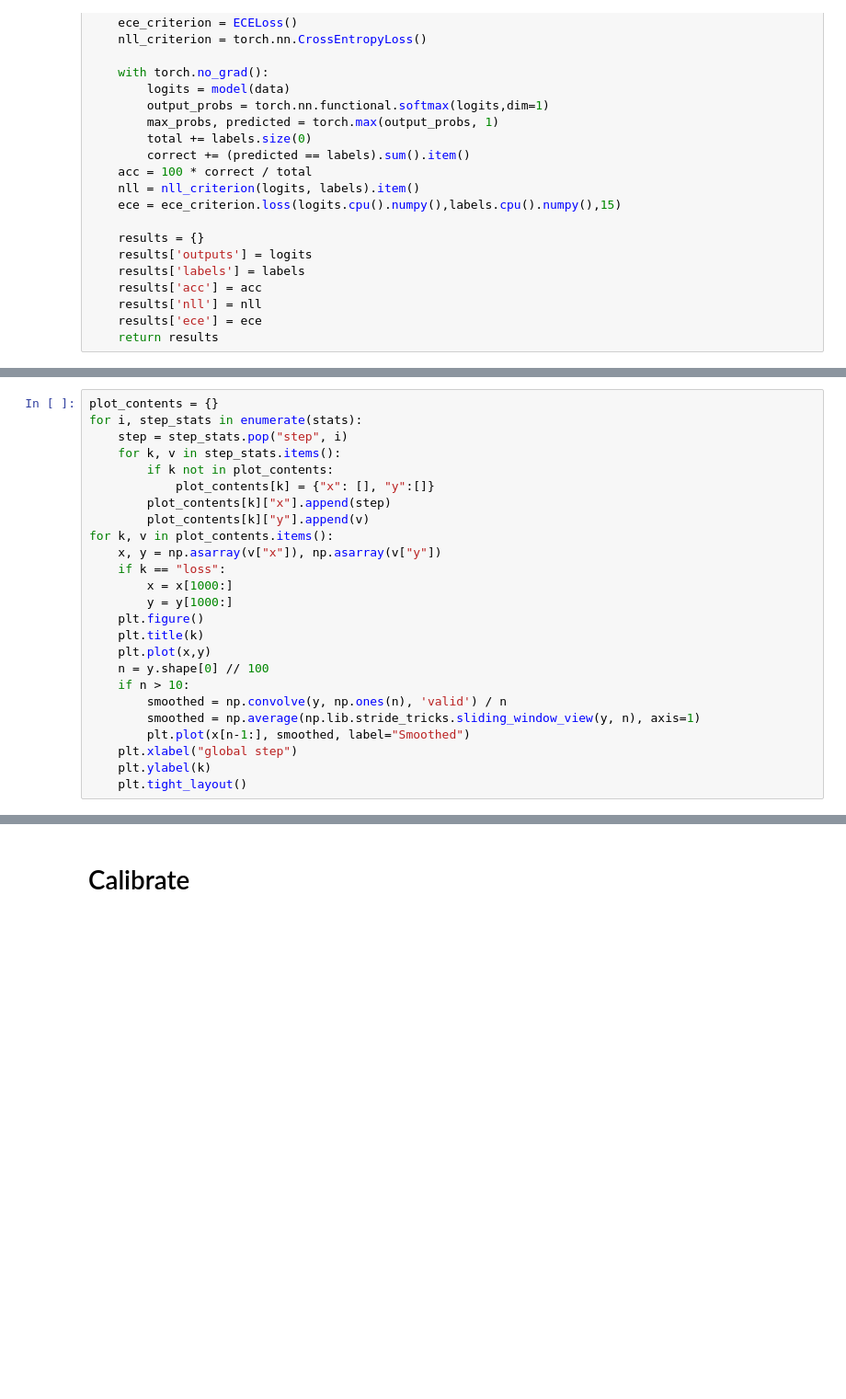
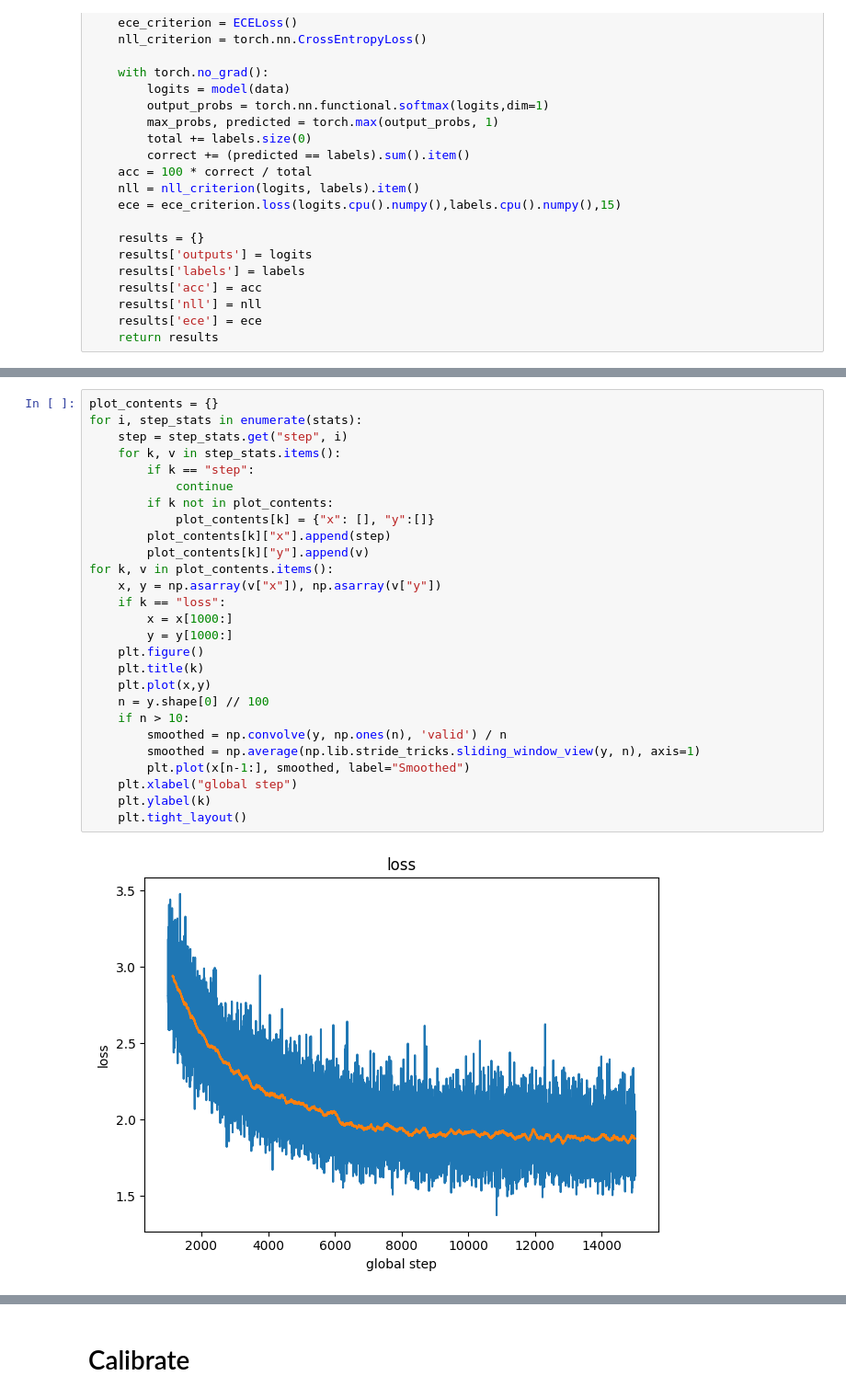
Before and after one commit to dcyoung/ml-triangulation, a Jupyter notebook: zone_classification.ipynb, the cells around one changed output, grey strips where cells are left out. Shown at 92% size. Drawn from its saved outputs; the diff is of its cells as text; blank space fills up the shorter version.

```diff
--- a/zone_classification.ipynb
+++ b/zone_classification.ipynb
@@ -259,25 +308,29 @@ for i in range(MAX_STEPS):
 # %%
 plot_contents = {}
 for i, step_stats in enumerate(stats):
-    step = step_stats.pop("step", i)
+    step = step_stats.get("step", i)
     for k, v in step_stats.items():
+        if k == "step":
+            continue
         if k not in plot_contents:
             plot_contents[k] = {"x": [], "y":[]}
         plot_contents[k]["x"].append(step)
         plot_contents[k]["y"].append(v)
 for k, v in plot_contents.items():
     x, y = np.asarray(v["x"]), np.asarray(v["y"])
     if k == "loss":
         x = x[1000:]
         y = y[1000:]
     plt.figure()
     plt.title(k)
     plt.plot(x,y)
     n = y.shape[0] // 100
     if n > 10:
         smoothed = np.convolve(y, np.ones(n), 'valid') / n
         smoothed = np.average(np.lib.stride_tricks.sliding_window_view(y, n), axis=1)
         plt.plot(x[n-1:], smoothed, label="Smoothed")
     plt.xlabel("global step")
     plt.ylabel(k)
     plt.tight_layout()
+# %% [output]
+[figure, added]
```
Also changed, not shown: parts of 15 cells of this notebook, 3 other files.
